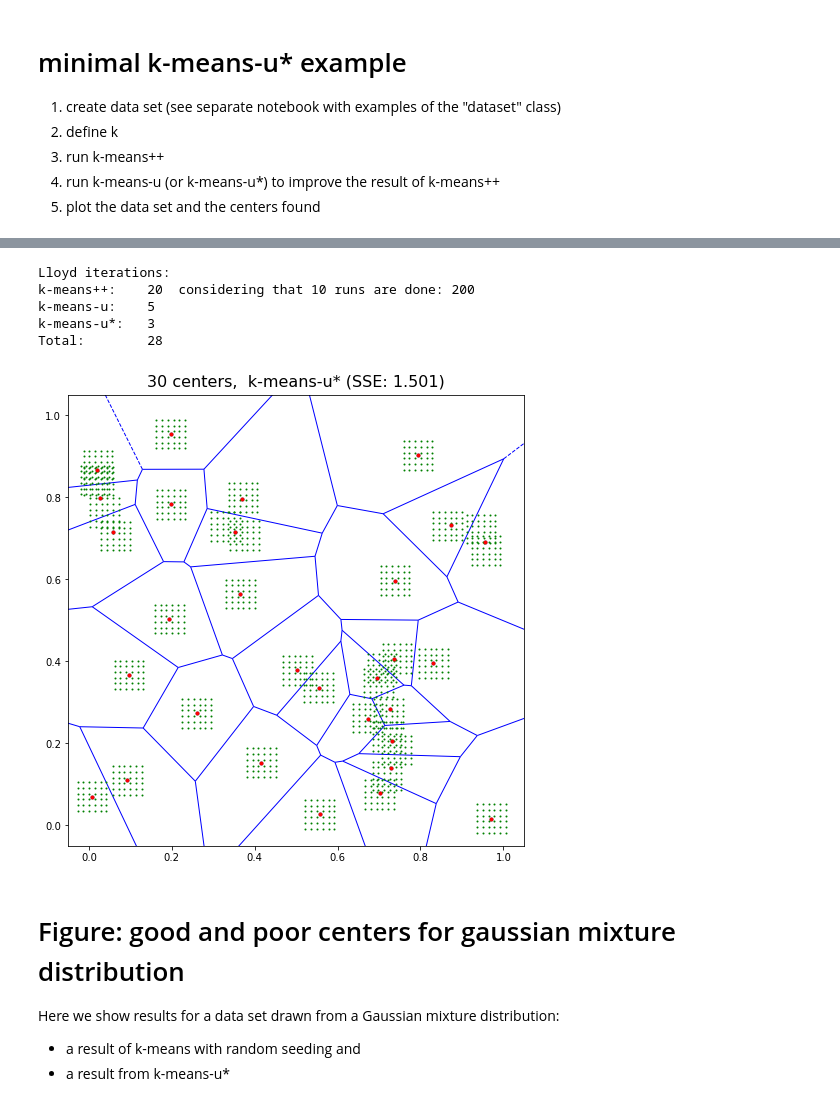
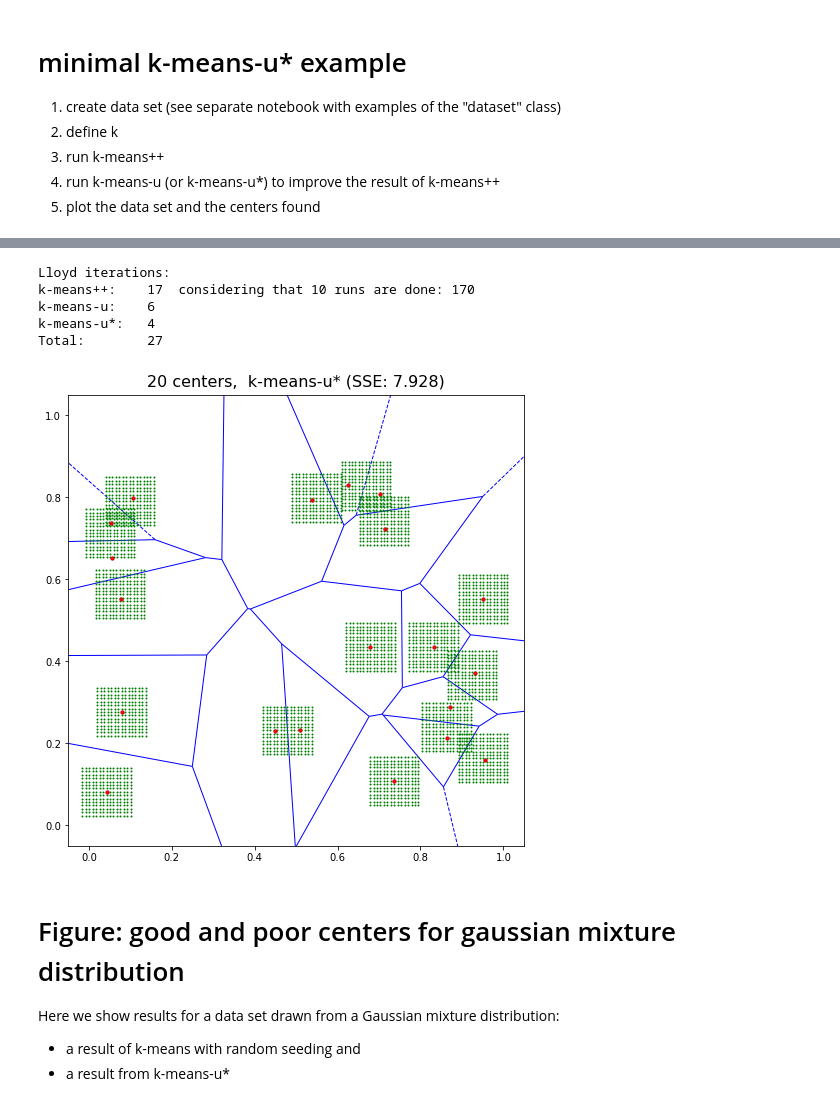
Before and after one commit to gittar/k-means-u-star, a Jupyter notebook: notebooks/algo-pure.ipynb, the cells around one changed output, grey strips where cells are left out. Drawn from its saved outputs; the diff is of its cells as text; code cells hidden in the pictures.

```diff
--- a/notebooks/algo-pure.ipynb
+++ b/notebooks/algo-pure.ipynb
@@ -132,36 +159,34 @@ def kmeansU_pure(X,kmeans, maxRetry=0,ofac=0.01):
 # %%
-def fig_kmus():
+def fig_kmus2():
 
-    D = dataset.grid(so=6,si=6,ratio=2,grid1=0,grid2=1,sig=0.0002)
-    #D = dataset.gaussmix(n=5000,g=50, sig=0.0002)
+    D = dataset.grid(so=4,si=15,grid1=0,grid2=1)
     X=D.getData()
-    k= 30
+    k= 20
     kmeans1 = KMeans(n_clusters=k,n_init=10) # define KMeans object
-    kmeans1.fit(X)                 # run k-means++
+    kmeans1.fit(X)                           # run k-means++
     print("Lloyd iterations:")
     print("k-means++:   ",kmeans1.n_iter_, " considering that 10 runs are done:",kmeans1.n_iter_*10)
     kmeans = kmeansU(X,kmeans1,maxRetry=1,loud=0)   # result from k-means-u
-    err = errorOf(kmeans.cluster_centers_,X) #compute SSE
     print("k-means-u:   ",kmeans.n_iter_u0)
     print("k-means-u*:  ",kmeans.n_iter_un-kmeans.n_iter_u0)
     print("Total:       ",kmeans.n_iter_un+kmeans1.n_iter_)
 
     fig,axs = makeplot(1,1,figsize=(7,7.0))
     plot3(ax=axs,X=X,C=kmeans.cluster_centers_,
-          cap=str(k)+" centers,  k-means-u*"+" (SSE: %.3f)"%err,
+          cap=str(k)+" centers,  k-means-u*"+" (SSE: %.3f)"%kmeans.inertia_,
          voro=1, ticks=1)
     finish(fig,whoami())
     eqlim(axs,unitpad=0.05)
     return kmeans
 
-km = fig_kmus()
+km = fig_kmus2()
 # %% [output]
 Lloyd iterations:
-k-means++:    20  considering that 10 runs are done: 200
-k-means-u:    5
-k-means-u*:   3
-Total:        28
+k-means++:    17  considering that 10 runs are done: 170
+k-means-u:    6
+k-means-u*:   4
+Total:        27
-[figure, old version]
+[figure, new version]
 # %% [markdown]
 # Figure: good and poor centers for gaussian mixture distribution
 Here we show results for a data set drawn from a Gaussian mixture distribution:
```
Also changed, not shown: parts of 10 cells of this notebook, 3 other files.
